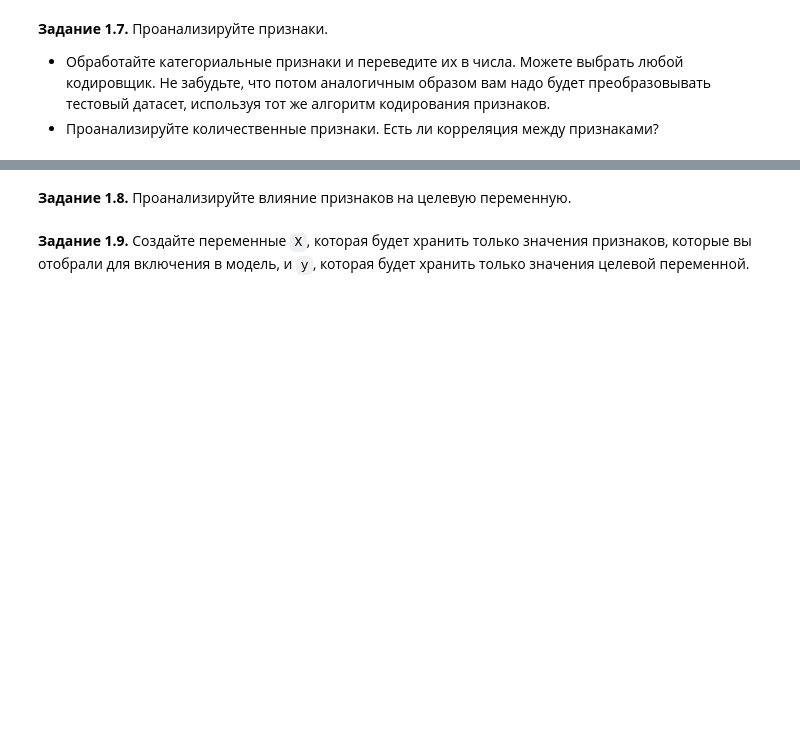
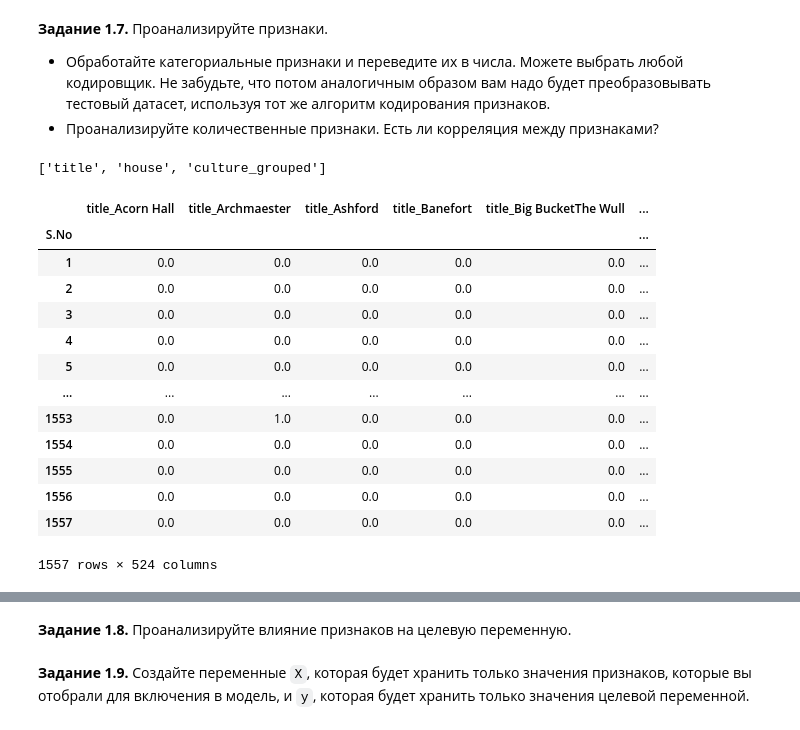
Before and after one commit to Aqity/deep_learning_school_autumn_2026, a Jupyter notebook: hw_1_game_of_thrones_main.ipynb, the cells around one changed output, grey strips where cells are left out. Drawn from its saved outputs; the diff is of its cells as text; code cells hidden in the pictures; blank space fills up the shorter version.

```diff
--- a/hw_1_game_of_thrones_main.ipynb
+++ b/hw_1_game_of_thrones_main.ipynb
@@ -661,0 +686,4 @@ data.describe(include = ['float64']).T[['count', 'min', 'max']].assign(N_unique_
+# %%
+data.select_dtypes(include=[object]).columns.tolist()
+# %% [output]
+['title', 'house', 'culture_grouped']
@@ -661,0 +692,20 @@ data.describe(include = ['float64']).T[['count', 'min', 'max']].assign(N_unique_
+# %%
+encoder = OneHotEncoder(sparse_output=False)
+one_hot_encoded = encoder.fit_transform(data[last_decoder])
+one_hot_data = pd.DataFrame(one_hot_encoded, columns=encoder.get_feature_names_out(last_decoder), index=data.index)
+one_hot_data
+# %% [output]
+|  | title_Acorn Hall | title_Archmaester | title_Ashford | title_Banefort | title_Big BucketThe Wull | ... |
+| S.No |  |  |  |  |  | ... |
+| 1 | 0.0 | 0.0 | 0.0 | 0.0 | 0.0 | ... |
+| 2 | 0.0 | 0.0 | 0.0 | 0.0 | 0.0 | ... |
+| 3 | 0.0 | 0.0 | 0.0 | 0.0 | 0.0 | ... |
+| 4 | 0.0 | 0.0 | 0.0 | 0.0 | 0.0 | ... |
+| 5 | 0.0 | 0.0 | 0.0 | 0.0 | 0.0 | ... |
+| ... | ... | ... | ... | ... | ... | ... |
+| 1553 | 0.0 | 1.0 | 0.0 | 0.0 | 0.0 | ... |
+| 1554 | 0.0 | 0.0 | 0.0 | 0.0 | 0.0 | ... |
+| 1555 | 0.0 | 0.0 | 0.0 | 0.0 | 0.0 | ... |
+| 1556 | 0.0 | 0.0 | 0.0 | 0.0 | 0.0 | ... |
+| 1557 | 0.0 | 0.0 | 0.0 | 0.0 | 0.0 | ... |
+1557 rows × 524 columns
```
Also changed, not shown: parts of 9 cells of this notebook.
